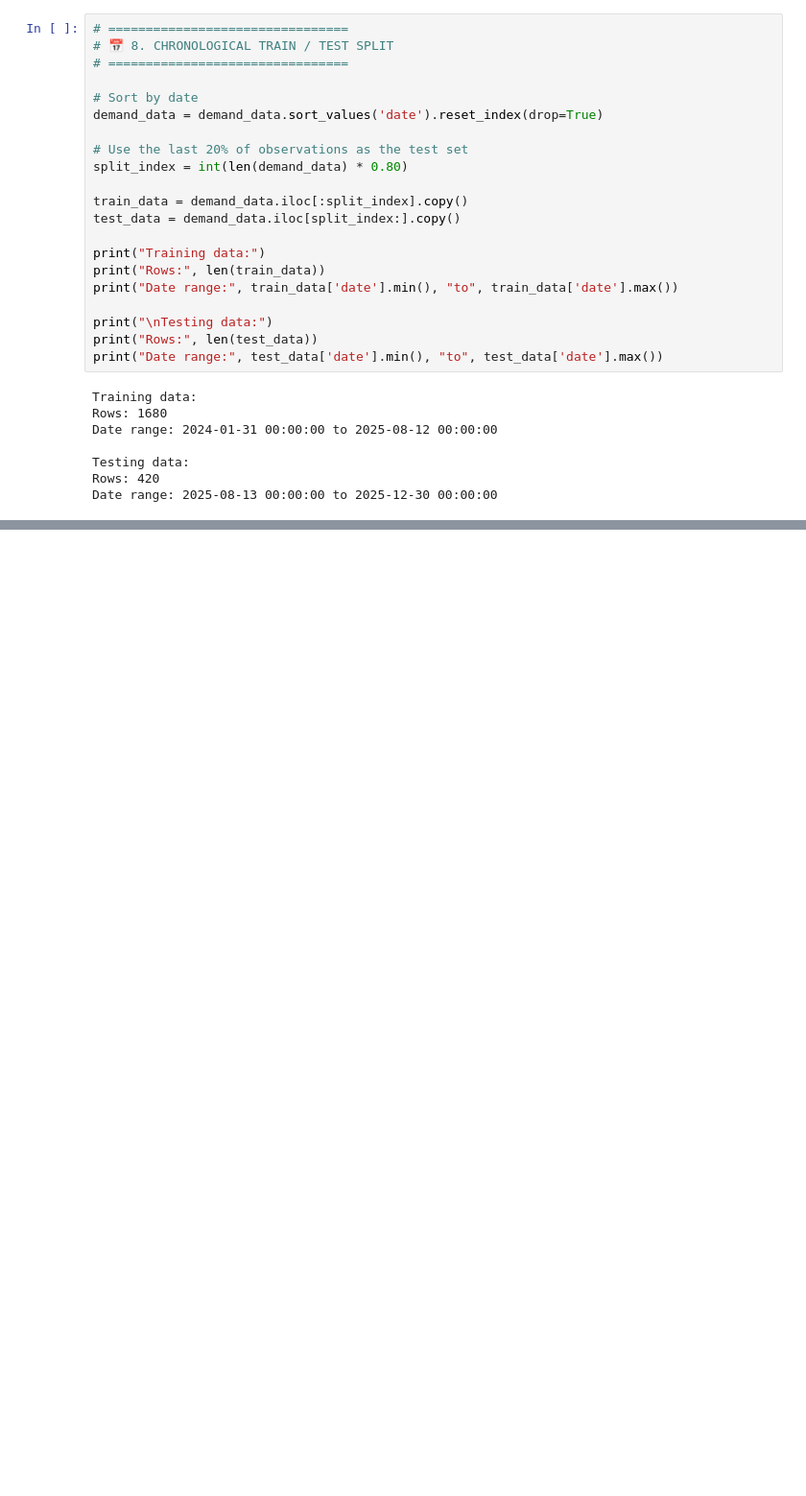
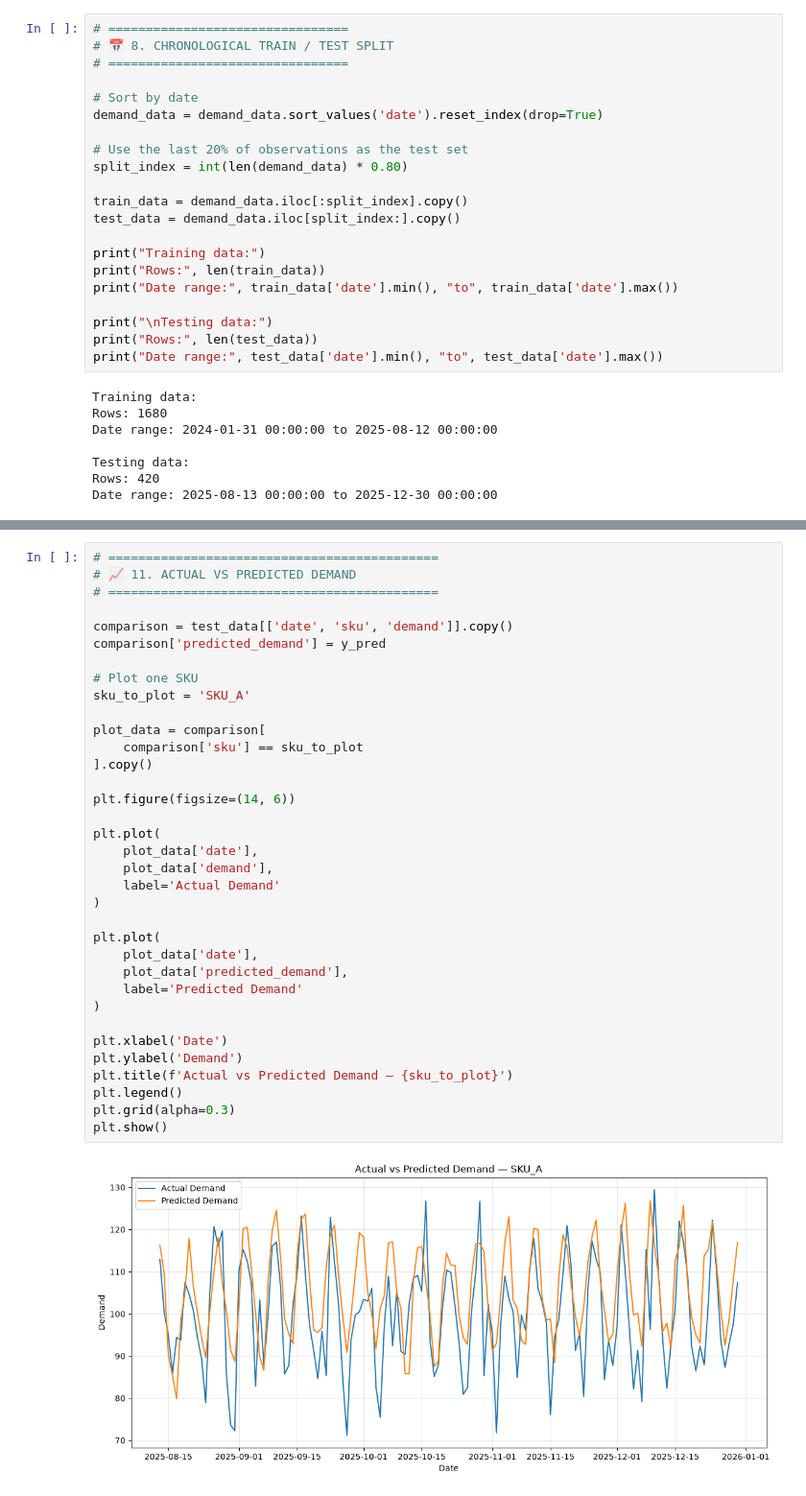
Before and after one commit to abhisarthak/inventory-optimization-ml, a Jupyter notebook: inventory_optimization.ipynb, the cells around one changed output, grey strips where cells are left out. Shown at 96% size. Drawn from its saved outputs; the diff is of its cells as text; blank space fills up the shorter version.

Commit message:
ACTUAL VS PREDICTED DEMAND

```diff
--- a/inventory_optimization.ipynb
+++ b/inventory_optimization.ipynb
@@ -340,0 +433,37 @@ Date range: 2025-08-13 00:00:00 to 2025-12-30 00:00:00
+# %%
+# ============================================
+# 📈 11. ACTUAL VS PREDICTED DEMAND
+# ============================================
+
+comparison = test_data[['date', 'sku', 'demand']].copy()
+comparison['predicted_demand'] = y_pred
+
+# Plot one SKU
+sku_to_plot = 'SKU_A'
+
+plot_data = comparison[
+    comparison['sku'] == sku_to_plot
+].copy()
+
+plt.figure(figsize=(14, 6))
+
+plt.plot(
+    plot_data['date'],
+    plot_data['demand'],
+    label='Actual Demand'
+)
+
+plt.plot(
+    plot_data['date'],
+    plot_data['predicted_demand'],
+    label='Predicted Demand'
+)
+
+plt.xlabel('Date')
+plt.ylabel('Demand')
+plt.title(f'Actual vs Predicted Demand — {sku_to_plot}')
+plt.legend()
+plt.grid(alpha=0.3)
+plt.show()
+# %% [output]
+[figure, added]
```
Also changed, not shown: parts of 3 cells of this notebook.
